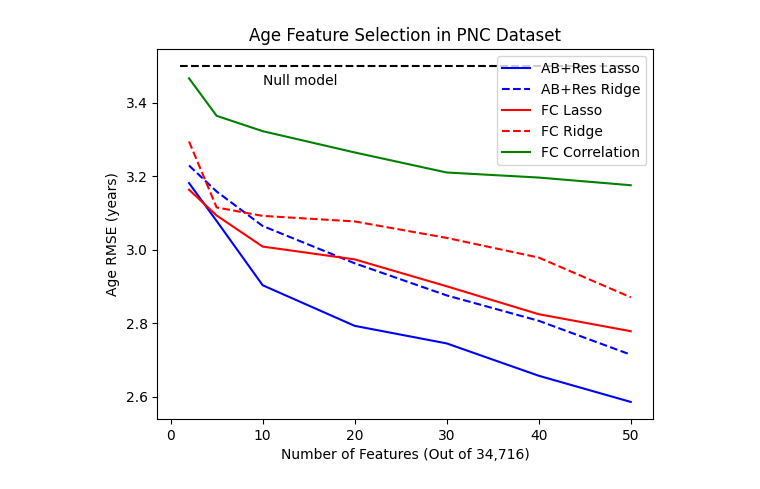
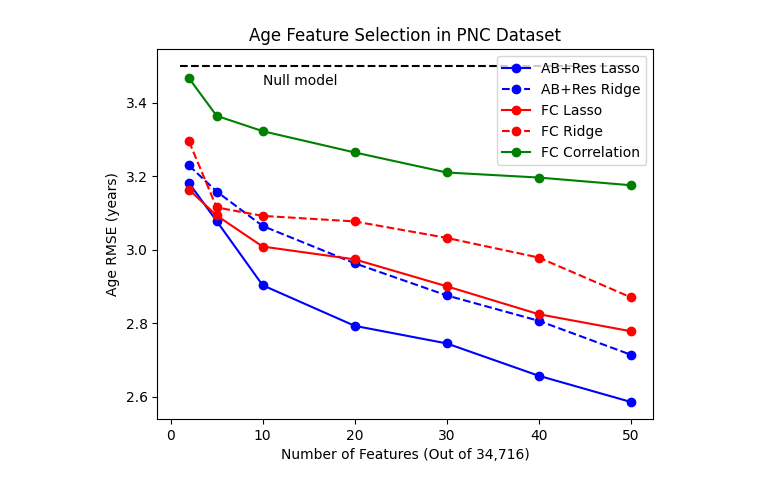
Before and after one commit to aorliche/PNC, a Jupyter notebook: AngleBasis/AngleBasis18AgeFeatureSelectionFigures.ipynb, the cells around one changed output. Drawn from its saved outputs; the diff is of its cells as text; code cells hidden in the pictures.

```diff
--- a/AngleBasis/AngleBasis18AgeFeatureSelectionFigures.ipynb
+++ b/AngleBasis/AngleBasis18AgeFeatureSelectionFigures.ipynb
@@ -3,36 +3,36 @@ import matplotlib.pyplot as plt
 
 ensr = [3.2290724358339857, 3.158251380125461, 3.064537470380036, 2.9630013012781493,
         2.8755518100675124, 2.8064986953512965, 2.7143169540575345]
 
 enslas = [3.1812286779443837, 3.078042450874206, 2.9032325210711236, 2.792764074840934,
          2.74495601380873, 2.6569783457602894, 2.5857414683305637]
 
 r = [3.294384816653948, 3.1149142550275086, 3.0919726964498597, 3.076852708876064,
     3.032080826700958, 2.9785929322965843, 2.8705306613798225]
 
 las = [3.1632227265022665, 3.0930304150673003, 3.008492110649045, 2.9736266326830316 ,
       2.900444245831303, 2.824461072198736, 2.778139879929451]
 
 corr = [3.466292249894699, 3.364245590983157, 3.322519292100335, 3.264564439353559,
         3.2100329591801953, 3.1962576564255505, 3.1753701154677776]
 
 n = [2,5,10,20,30,40,50]
 
 fig, ax = plt.subplots()
 
-ax.plot(n,enslas, color='blue', label='AB+Res Lasso')
-ax.plot(n,ensr, color='blue', linestyle='--', label='AB+Res Ridge')
-ax.plot(n,las, color='red', label='FC Lasso')
-ax.plot(n,r, color='red', linestyle='--', label='FC Ridge')
-ax.plot(n,corr, color='green', label='FC Correlation')
+ax.plot(n,enslas, color='blue', marker='o', label='AB+Res Lasso')
+ax.plot(n,ensr, color='blue', marker='o', linestyle='--', label='AB+Res Ridge')
+ax.plot(n,las, color='red', marker='o', label='FC Lasso')
+ax.plot(n,r, color='red', marker='o', linestyle='--', label='FC Ridge')
+ax.plot(n,corr, color='green', marker='o', label='FC Correlation')
 ax.legend(loc='upper right')
 ax.plot([1,50],[3.5,3.5],linestyle='--',color='black')
 ax.set_ylabel('Age RMSE (years)')
 ax.set_xlabel('Number of Features (Out of 34,716)')
 ax.text(10,3.45,'Null model')
 ax.set_title('Age Feature Selection in PNC Dataset')
 
 fig.show()
 fig.savefig('/home/anton/Documents/Tulane/Research/Work/AngleBasis/AgeFeatureSelectionGraph.pdf')
 # %% [output]
-[figure, old version]
+[figure, new version]
```
Also changed, not shown: 12 other files.
